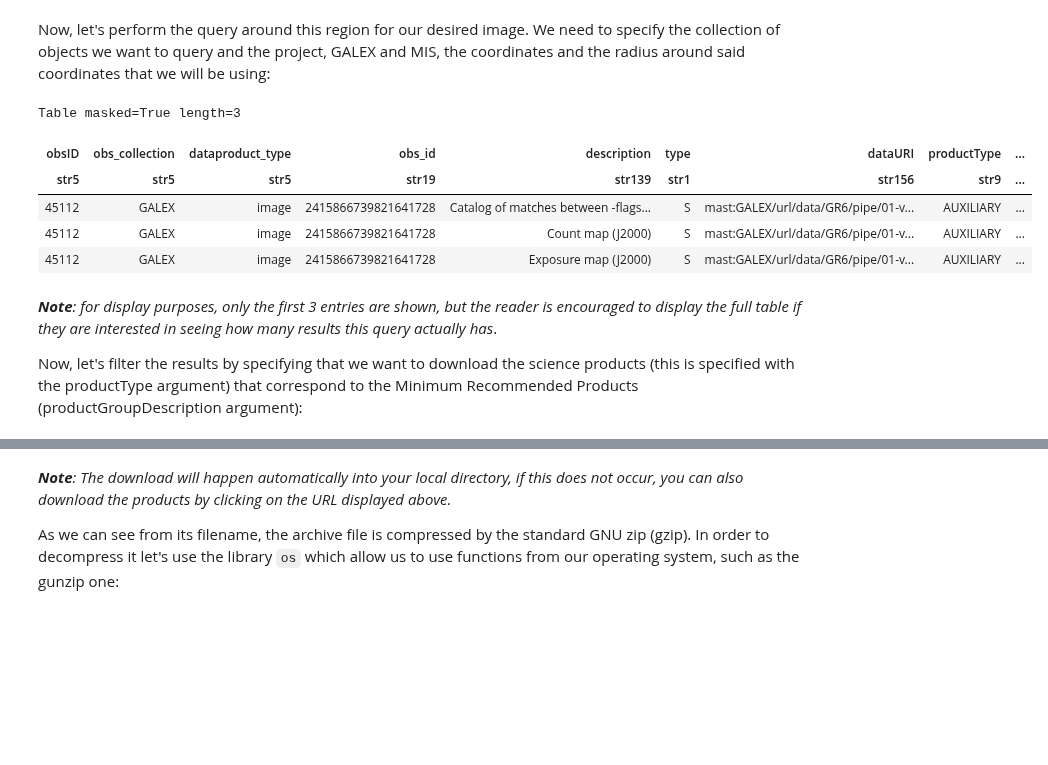
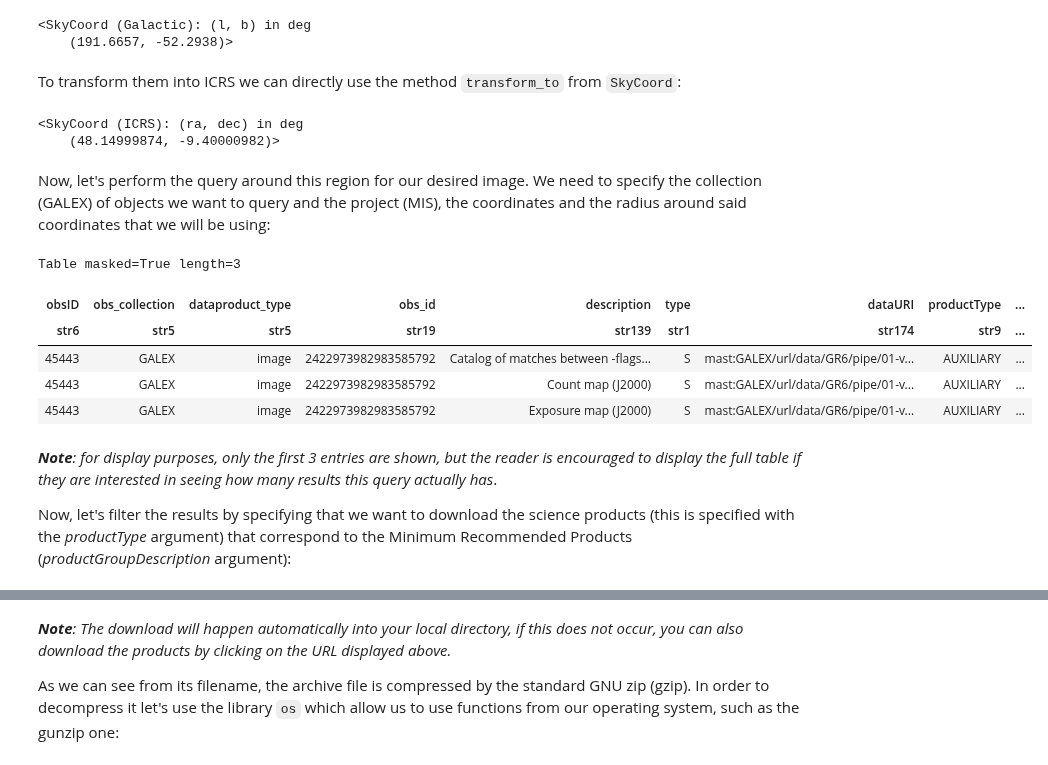
Before and after one commit to ScienceBetter/notebooks-stsci, a Jupyter notebook: surveying_dust_structure_via_GALEX_MIS_pt1/surveying_dust_structure_via_GALEX_MIS_pt1.ipynb, the cells around one changed output, grey strips where cells are left out. Cells and saved outputs as stored; diff of their text form; code cells hidden in the pictures; blank space fills up the shorter version.

```diff
--- a/surveying_dust_structure_via_GALEX_MIS_pt1/surveying_dust_structure_via_GALEX_MIS_pt1.ipynb
+++ b/surveying_dust_structure_via_GALEX_MIS_pt1/surveying_dust_structure_via_GALEX_MIS_pt1.ipynb
@@ -70,20 +71,34 @@ coord = SkyCoord(253.0000, +61.0, unit='deg', frame='icrs')
+# %%
+coord_gal = SkyCoord(191.6657, -52.2938, unit='deg', frame='galactic')
+coord_gal
+# %% [output]
+<SkyCoord (Galactic): (l, b) in deg
+    (191.6657, -52.2938)>
+# %% [markdown]
+To transform them into ICRS we can directly use the method `transform_to` from `SkyCoord`:
+# %%
+coord_icrs = coord_gal.transform_to('icrs')
+coord_icrs
+# %% [output]
+<SkyCoord (ICRS): (ra, dec) in deg
+    (48.14999874, -9.40000982)>
 # %% [markdown]
-Now, let's perform the query around this region for our desired image. We need to specify the collection of objects we want to query and the project, GALEX and MIS, the coordinates and the radius around said coordinates that we will be using:
+Now, let's perform the query around this region for our desired image. We need to specify the collection (GALEX) of objects we want to query and the project (MIS), the coordinates and the radius around said coordinates that we will be using:
 # %%
-obs = Observations.query_criteria(obs_collection="GALEX",coordinates=coord,project='MIS',radius="1 deg")
+obs = Observations.query_criteria(obs_collection="GALEX",coordinates=coord_icrs,project='MIS',radius="0.5 deg")
 data_products = Observations.get_product_list(obs)
 data_products[0:3]
 # %% [output]
 Table masked=True length=3
 | obsID | obs_collection | dataproduct_type | obs_id | description | type | dataURI | productType | ... |
-| str5 | str5 | str5 | str19 | str139 | str1 | str156 | str9 | ... |
-| 45112 | GALEX | image | 2415866739821641728 | Catalog of matches between -flags... | S | mast:GALEX/url/data/GR6/pipe/01-v... | AUXILIARY | ... |
-| 45112 | GALEX | image | 2415866739821641728 | Count map (J2000) | S | mast:GALEX/url/data/GR6/pipe/01-v... | AUXILIARY | ... |
-| 45112 | GALEX | image | 2415866739821641728 | Exposure map (J2000) | S | mast:GALEX/url/data/GR6/pipe/01-v... | AUXILIARY | ... |
+| str6 | str5 | str5 | str19 | str139 | str1 | str174 | str9 | ... |
+| 45443 | GALEX | image | 2422973982983585792 | Catalog of matches between -flags... | S | mast:GALEX/url/data/GR6/pipe/01-v... | AUXILIARY | ... |
+| 45443 | GALEX | image | 2422973982983585792 | Count map (J2000) | S | mast:GALEX/url/data/GR6/pipe/01-v... | AUXILIARY | ... |
+| 45443 | GALEX | image | 2422973982983585792 | Exposure map (J2000) | S | mast:GALEX/url/data/GR6/pipe/01-v... | AUXILIARY | ... |
 # %% [markdown]
 _**Note**: for display purposes, only the first 3 entries are shown, but the reader is encouraged to display the full table if they are interested in seeing how many results this query actually has_.
 
-Now, let's filter the results by specifying that we want to download the science products (this is specified with the productType argument) that correspond to the Minimum Recommended Products (productGroupDescription argument):
+Now, let's filter the results by specifying that we want to download the science products (this is specified with the _productType_ argument) that correspond to the Minimum Recommended Products (_productGroupDescription_ argument):
 # %%
 data_products_mrp = Observations.filter_products(data_products, productType='SCIENCE',productGroupDescription='Minimum Recommended Products')
 data_products_mrp
```
Also changed, not shown: parts of 25 cells of this notebook, 1 other file.
